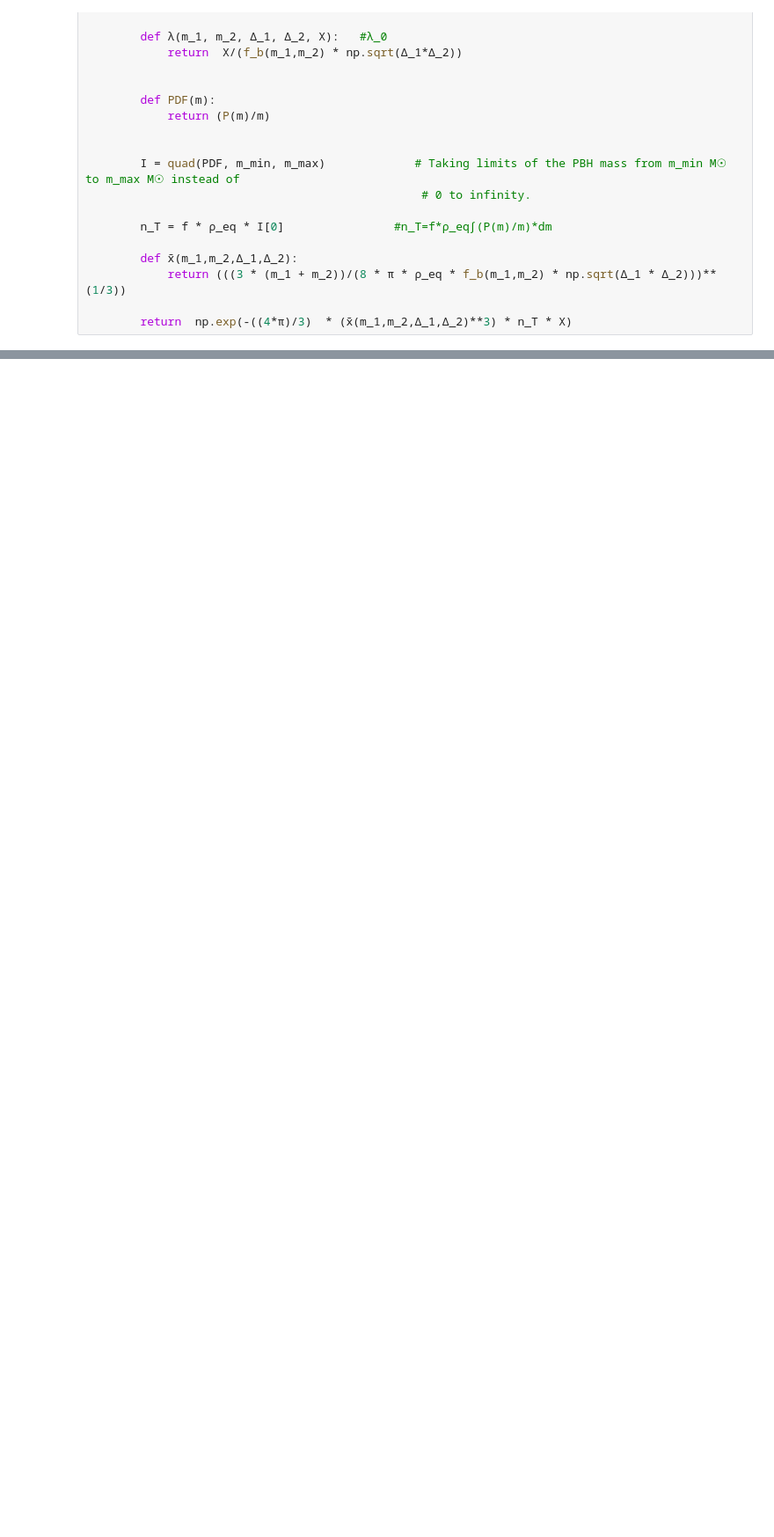
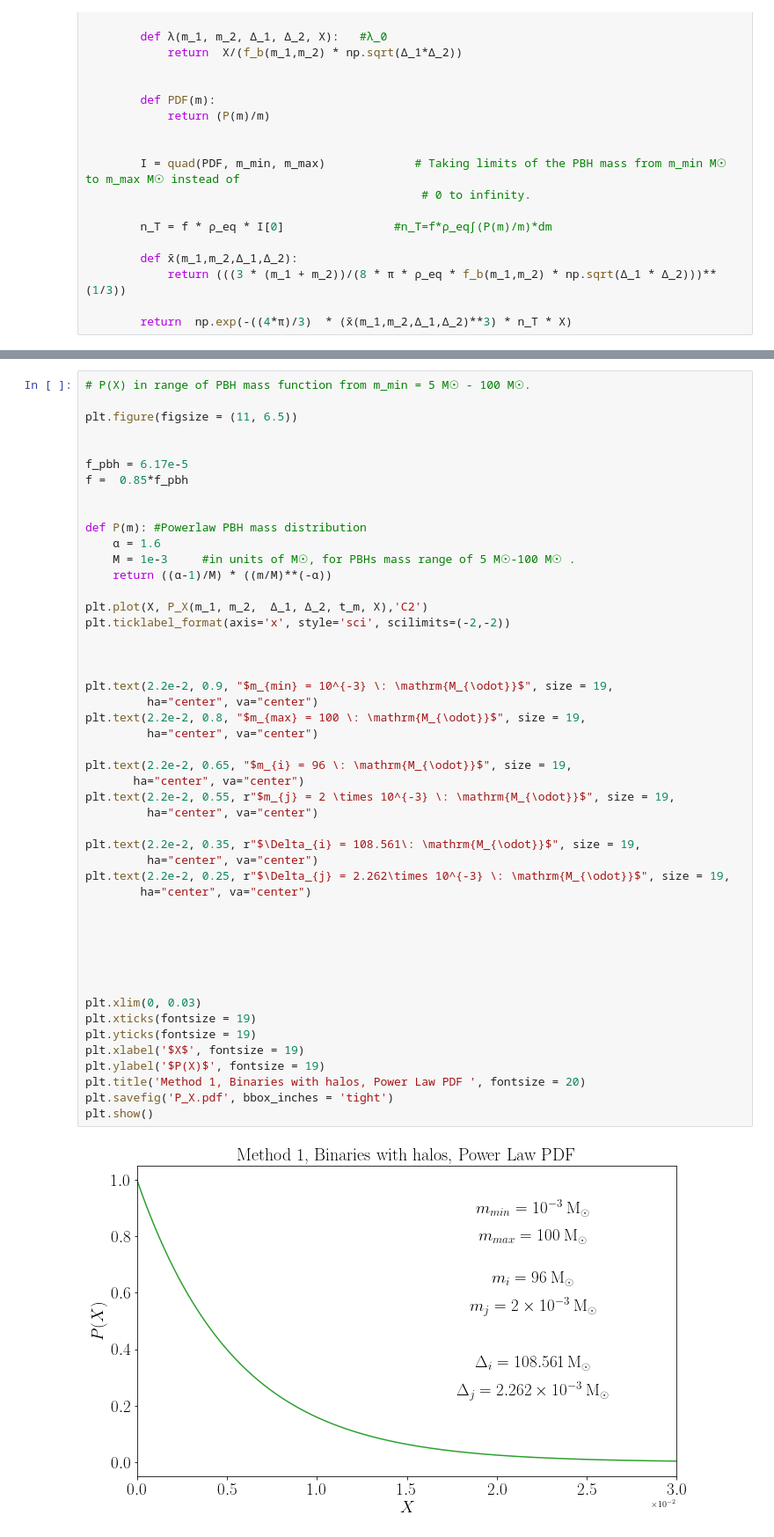
Before and after one commit to pratibhajangra591/Ifca-github, a Jupyter notebook: P_X_tm_powerlaw.ipynb, the cells around one changed output, grey strips where cells are left out. Shown at 88% size. Cells and saved outputs as stored; diff of their text form; blank space fills up the shorter version.

```diff
--- a/P_X_tm_powerlaw.ipynb
+++ b/P_X_tm_powerlaw.ipynb
@@ -383,0 +387,50 @@ X = np.geomspace(X_min, X_max, 1000000) # for the PBH mass range of 1e-3 - 100 s
+# %%
+# P(X) in range of PBH mass function from m_min = 5 M☉ - 100 M☉.
+
+plt.figure(figsize = (11, 6.5))
+
+
+f_pbh = 6.17e-5
+f =  0.85*f_pbh
+
+
+def P(m): #Powerlaw PBH mass distribution
+    α = 1.6
+    M = 1e-3     #in units of M☉, for PBHs mass range of 5 M☉-100 M☉ .
+    return ((α-1)/M) * ((m/M)**(-α))
+
+plt.plot(X, P_X(m_1, m_2,  Δ_1, Δ_2, t_m, X),'C2')
+plt.ticklabel_format(axis='x', style='sci', scilimits=(-2,-2))
+
+
+
+plt.text(2.2e-2, 0.9, "$m_{min} = 10^{-3} \: \mathrm{M_{\odot}}$", size = 19,
+         ha="center", va="center")
+plt.text(2.2e-2, 0.8, "$m_{max} = 100 \: \mathrm{M_{\odot}}$", size = 19,
+         ha="center", va="center")
+
+plt.text(2.2e-2, 0.65, "$m_{i} = 96 \: \mathrm{M_{\odot}}$", size = 19,
+       ha="center", va="center")
+plt.text(2.2e-2, 0.55, r"$m_{j} = 2 \times 10^{-3} \: \mathrm{M_{\odot}}$", size = 19,
+         ha="center", va="center")
+
+plt.text(2.2e-2, 0.35, r"$\Delta_{i} = 108.561\: \mathrm{M_{\odot}}$", size = 19,
+         ha="center", va="center")
+plt.text(2.2e-2, 0.25, r"$\Delta_{j} = 2.262\times 10^{-3} \: \mathrm{M_{\odot}}$", size = 19,
+        ha="center", va="center")
+
+
+
+
+
+
+plt.xlim(0, 0.03)
+plt.xticks(fontsize = 19)
+plt.yticks(fontsize = 19)
+plt.xlabel('$X$', fontsize = 19)
+plt.ylabel('$P(X)$', fontsize = 19)
+plt.title('Method 1, Binaries with halos, Power Law PDF ', fontsize = 20)
+plt.savefig('P_X.pdf', bbox_inches = 'tight')
+plt.show()
+# %% [output]
+[figure, added]
```
Also changed, not shown: parts of 12 cells of this notebook.
